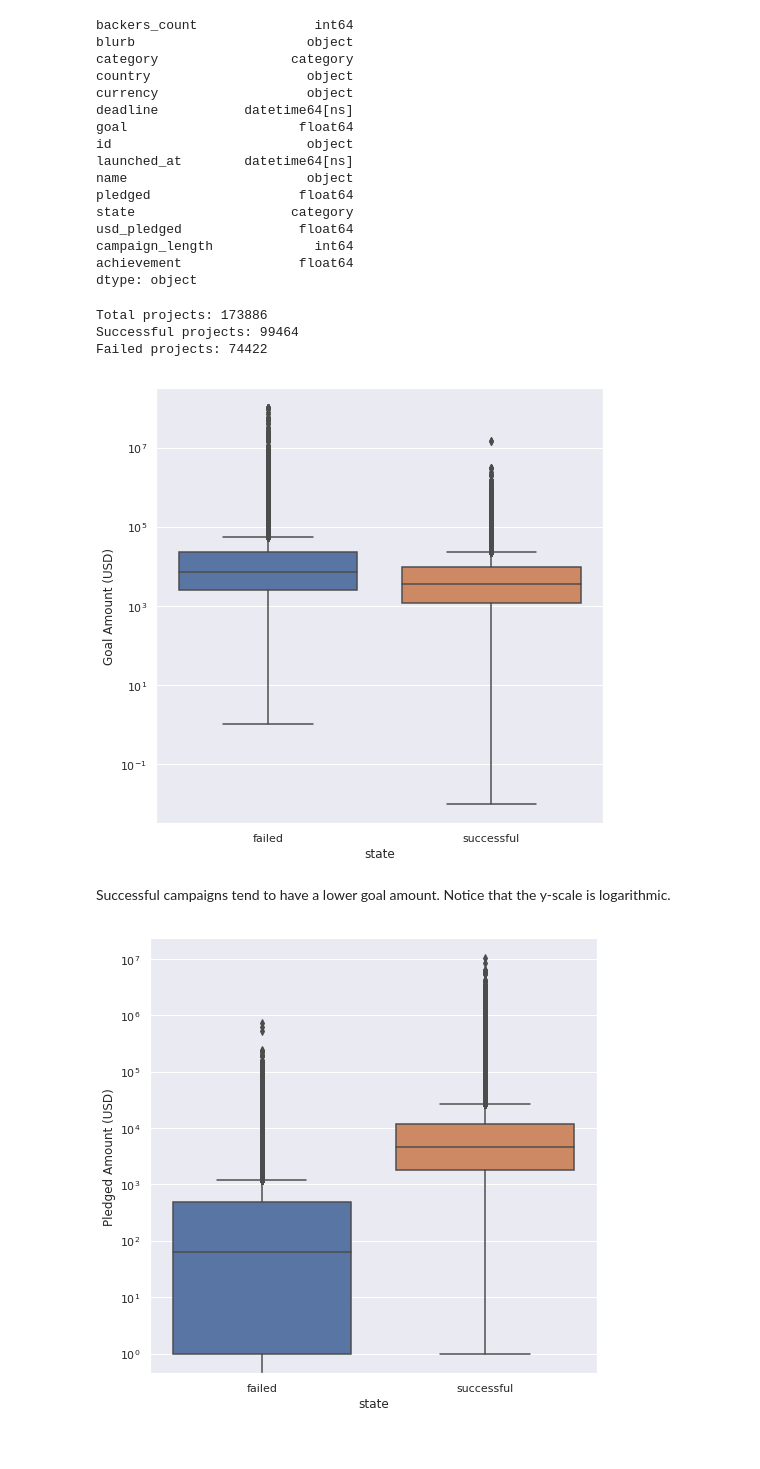
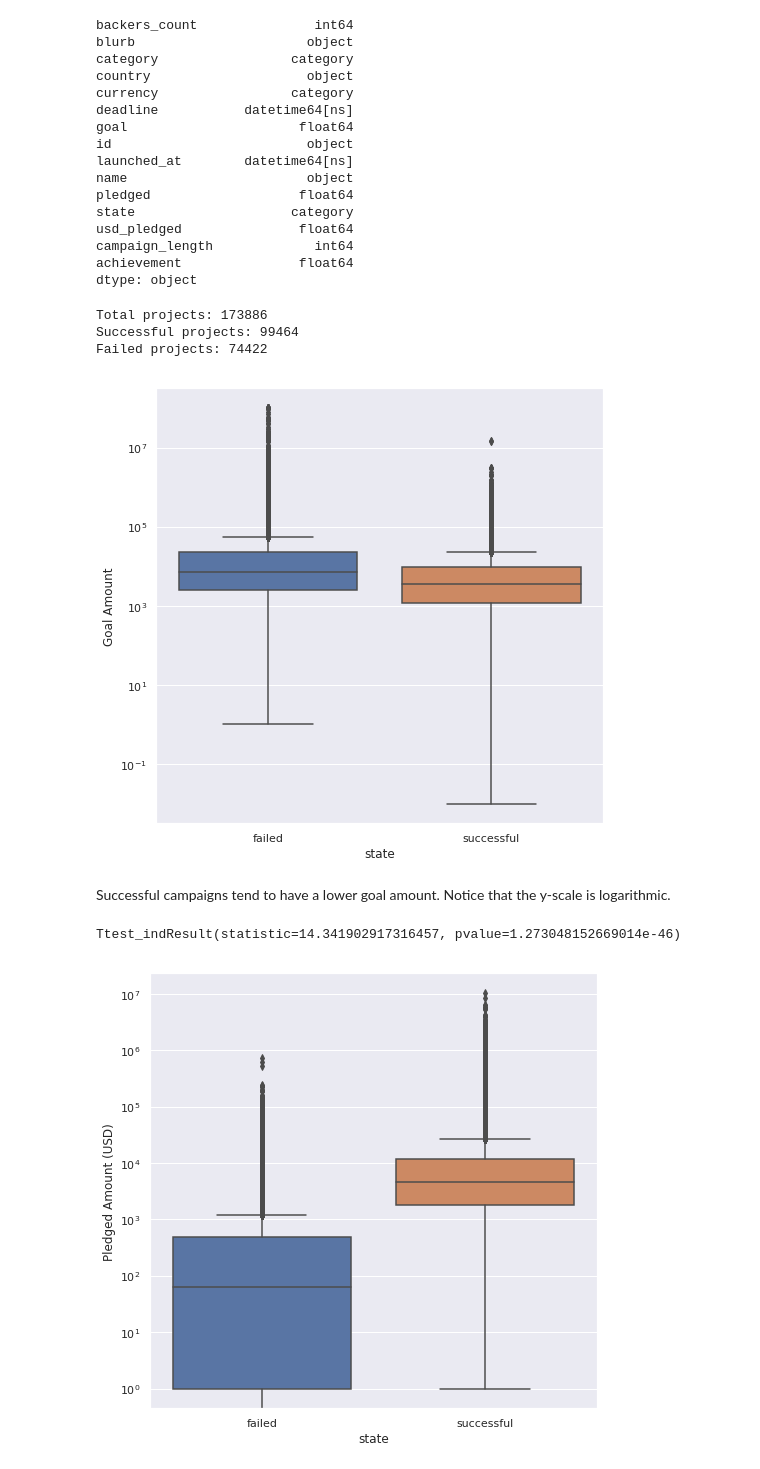
Before and after one commit to scimas/Kickstarter-Success-Prediction, a Jupyter notebook: DATS 6103 - Individual Project 2 - Mihir Gadgil.ipynb, the cells around one changed output. Saved outputs shown, nothing was run; the diff lists cells and outputs as text; code cells hidden in the pictures.

```diff
--- a/DATS 6103 - Individual Project 2 - Mihir Gadgil.ipynb
+++ b/DATS 6103 - Individual Project 2 - Mihir Gadgil.ipynb
@@ -74,3 +71,5 @@ df["category"] = df["category"].astype("category")
 df["campaign_length"] = (df["deadline"] - df["launched_at"]).dt.days
 #How much of the goal achieved
 df["achievement"] = df["pledged"] / df["goal"]
+# %%
+df["currency"] = df["currency"].astype("category")
@@ -90,7 +96,7 @@ backers_count               int64
 blurb                      object
 category                 category
 country                    object
-currency                   object
+currency                 category
 deadline           datetime64[ns]
 goal                      float64
 id                         object
@@ -113,13 +119,17 @@ Failed projects: 74422
 # %%
 goal_plot = sns.boxplot(data=df, x="state", y="goal", orient="vertical")
 goal_plot.figure.set_size_inches(8, 8)
 goal_plot.axes.set_yscale("log")
-goal_plot.set_ylabel("Goal Amount (USD)")
+goal_plot.set_ylabel("Goal Amount")
 plt.show()
 # %% [output]
-[figure, old version]
+[figure, new version]
 # %% [markdown]
 Successful campaigns tend to have a lower goal amount. Notice that the y-scale is logarithmic.
+# %%
+stats.ttest_ind(df[df["state"] == "failed"]["goal"], df[df["state"] == "successful"]["goal"])
+# %% [output]
+Ttest_indResult(statistic=14.341902917316457, pvalue=1.273048152669014e-46)
 # %%
 pledge_plot = sns.boxplot(data=df, x="state", y="usd_pledged", orient="vertical")
 pledge_plot.figure.set_size_inches(8, 8)
```
Also changed, not shown: parts of 20 cells of this notebook.
